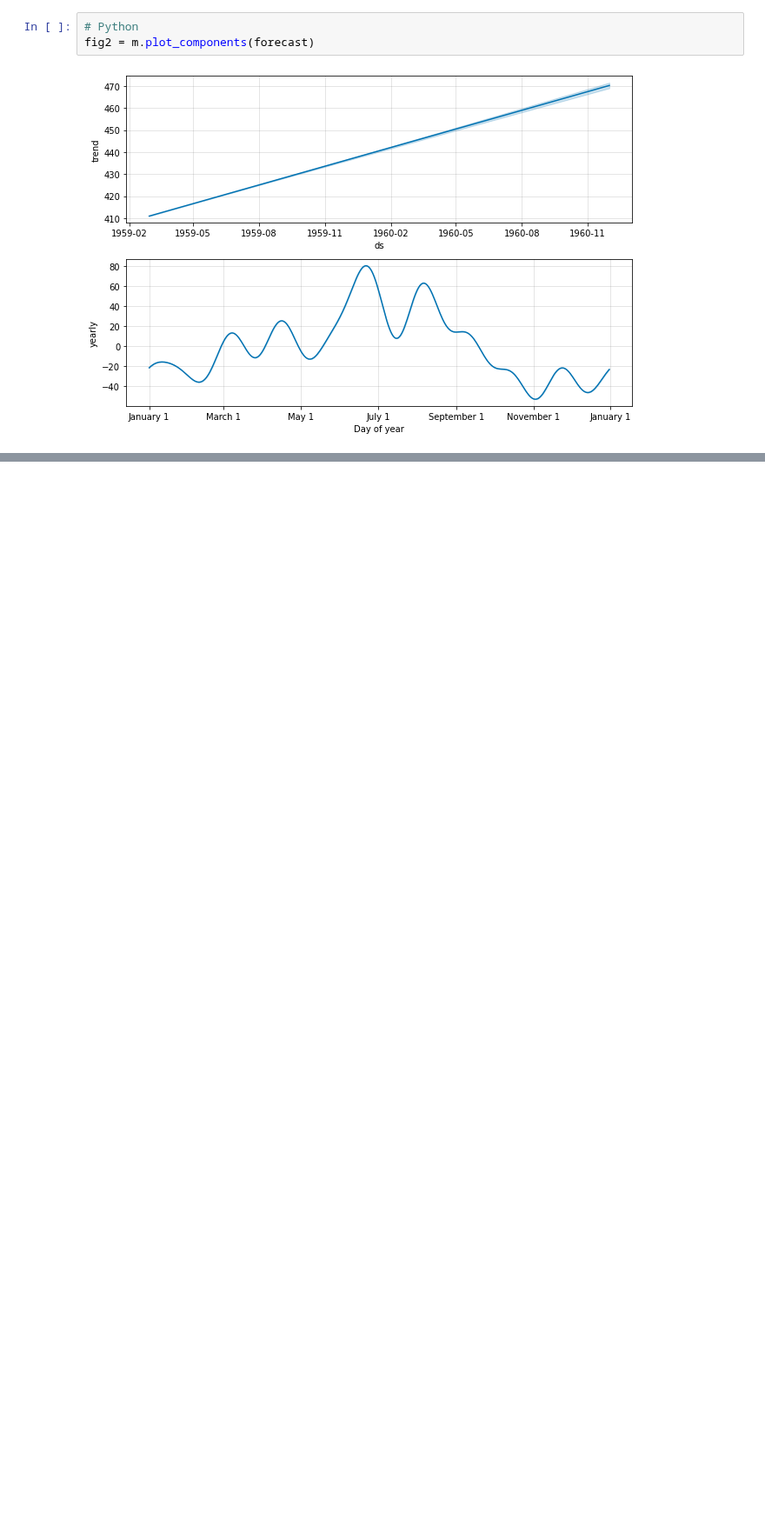
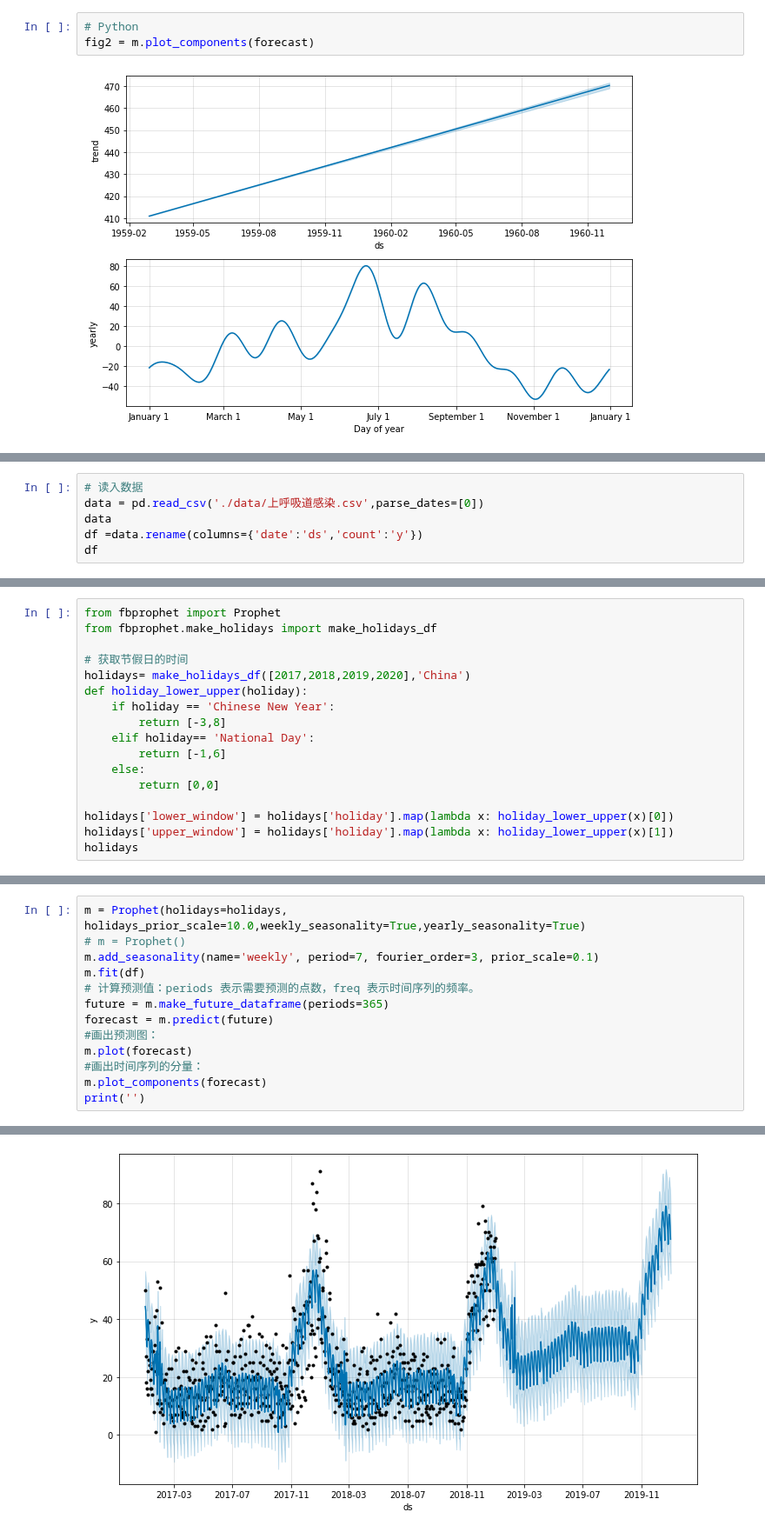
Before and after one commit to perfectstorm88/time-series-train, a Jupyter notebook: fpprophet.ipynb, the cells around one changed output, grey strips where cells are left out. Shown at 87% size. Saved outputs shown, nothing was run; the diff lists cells and outputs as text; blank space fills up the shorter version.

```diff
--- a/fpprophet.ipynb
+++ b/fpprophet.ipynb
@@ -100,0 +106,6 @@ mse= 1805.141937458964
+# %%
+# 读入数据
+data = pd.read_csv('./data/上呼吸道感染.csv',parse_dates=[0])
+data
+df =data.rename(columns={'date':'ds','count':'y'})
+df
@@ -100,0 +126,17 @@ mse= 1805.141937458964
+# %%
+from fbprophet import Prophet
+from fbprophet.make_holidays import make_holidays_df
+
+# 获取节假日的时间
+holidays= make_holidays_df([2017,2018,2019,2020],'China')
+def holiday_lower_upper(holiday):
+    if holiday == 'Chinese New Year':
+        return [-3,8]
+    elif holiday== 'National Day':
+        return [-1,6]
+    else:
+        return [0,0]
+
+holidays['lower_window'] = holidays['holiday'].map(lambda x: holiday_lower_upper(x)[0])
+holidays['upper_window'] = holidays['holiday'].map(lambda x: holiday_lower_upper(x)[1])
+holidays
@@ -100,0 +161,14 @@ mse= 1805.141937458964
+# %%
+m = Prophet(holidays=holidays, holidays_prior_scale=10.0,weekly_seasonality=True,yearly_seasonality=True)
+# m = Prophet()
+m.add_seasonality(name='weekly', period=7, fourier_order=3, prior_scale=0.1)
+m.fit(df)
+# 计算预测值：periods 表示需要预测的点数，freq 表示时间序列的频率。
+future = m.make_future_dataframe(periods=365)
+forecast = m.predict(future)
+#画出预测图：
+m.plot(forecast)
+#画出时间序列的分量：
+m.plot_components(forecast)
+print('')
+# %% [output]
@@ -100,0 +176 @@ mse= 1805.141937458964
+[figure, added]
```
Also changed, not shown: parts of 7 cells of this notebook, 1 other file.
